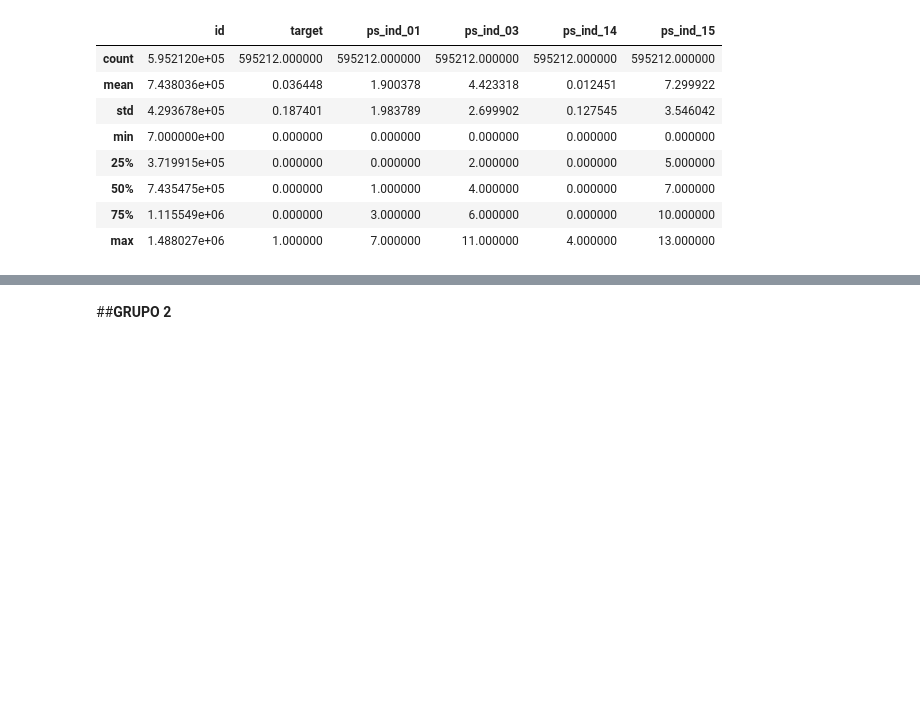
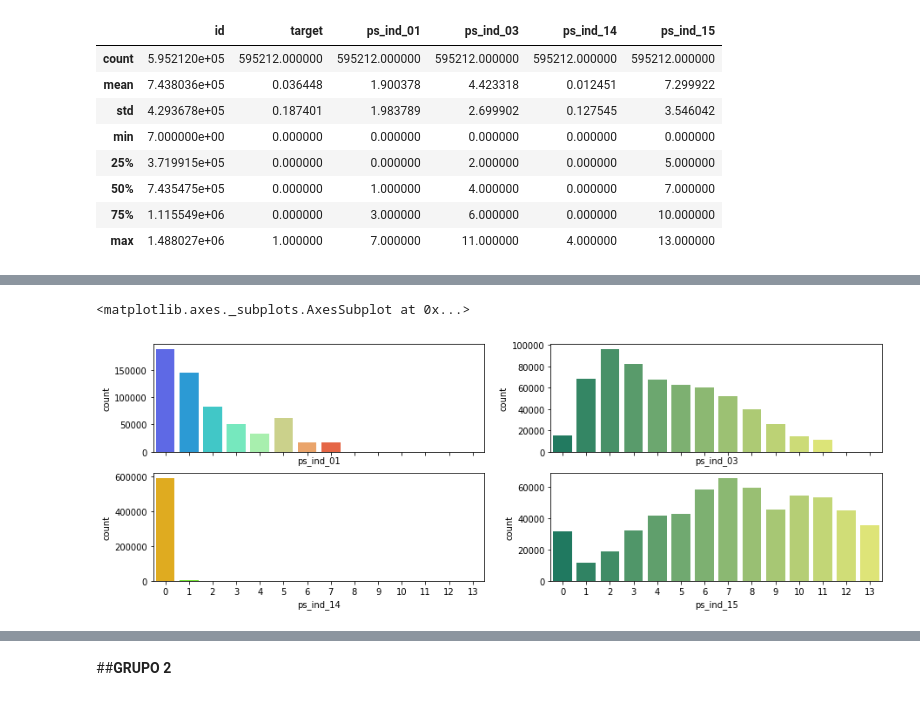
Before and after one commit to melcduarte/projeto_MDD, a Jupyter notebook: 99 - RASCUNHO/Z_Proj_PortoSeguro.ipynb, the cells around one changed output, grey strips where cells are left out. Drawn from its saved outputs; the diff is of its cells as text; code cells hidden in the pictures; blank space fills up the shorter version.

```diff
--- a/99 - RASCUNHO/Z_Proj_PortoSeguro.ipynb
+++ b/99 - RASCUNHO/Z_Proj_PortoSeguro.ipynb
@@ -124,0 +150,12 @@ Name: ps_ind_14, dtype: int64
+# %%
+# Grupo 1: Index(['id', 'target', 'ps_ind_01', 'ps_ind_03', 'ps_ind_14', 'ps_ind_15'], dtype='object')
+
+fig,ax = plt.subplots(2,2,figsize=(15,5),sharex='all')
+ax1,ax2,ax3,ax4 = ax.flatten()
+sns.countplot(df_ps_ind['ps_ind_01'],palette='rainbow',ax=ax1)
+sns.countplot(df_ps_ind['ps_ind_03'],palette='summer',ax=ax2)
+sns.countplot(df_ps_ind['ps_ind_14'],palette='gist_rainbow',ax=ax3)
+sns.countplot(df_ps_ind['ps_ind_15'],palette='summer',ax=ax4)
+# %% [output]
+<matplotlib.axes._subplots.AxesSubplot at 0x...>
+[figure, added]
```
Also changed, not shown: parts of 17 cells of this notebook.
